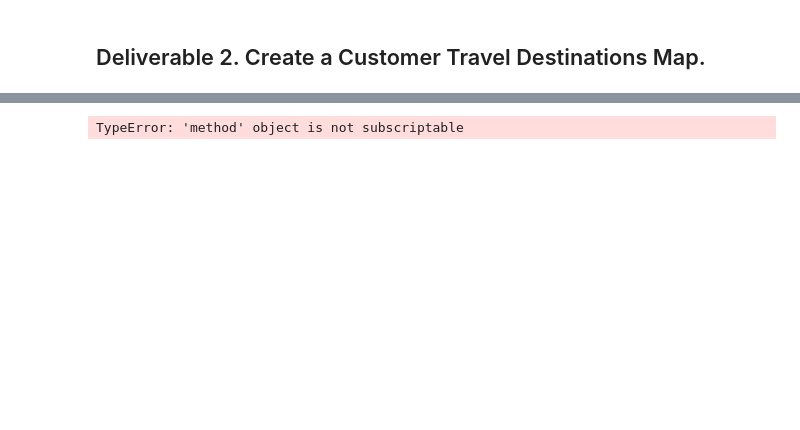
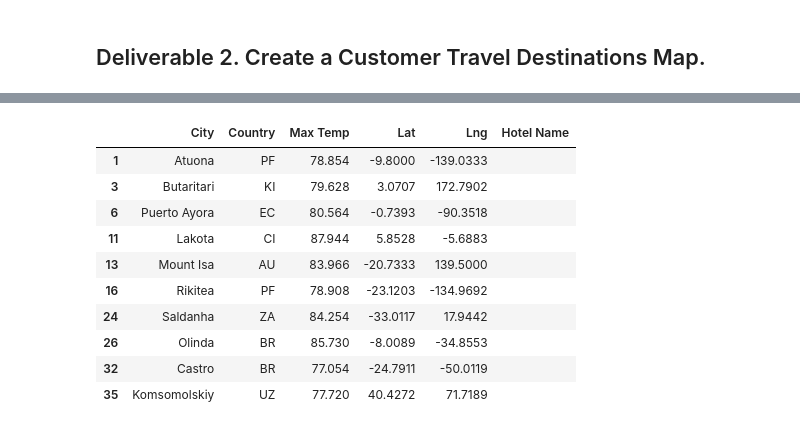
Before and after one commit to BMoreland20/World_Weather_Analysis, a Jupyter notebook: Weather_Database/Vacation_Search.ipynb, the cells around one changed output, grey strips where cells are left out. Saved outputs shown, nothing was run; the diff lists cells and outputs as text; code cells hidden in the pictures; blank space fills up the shorter version.

```diff
--- a/Weather_Database/Vacation_Search.ipynb
+++ b/Weather_Database/Vacation_Search.ipynb
@@ -79,3 +62,3 @@ dtype: bool
 # %%
 # 4b. Drop any empty rows and create a new DataFrame that doesn’t have empty rows.
-clean_df = preferred_cities_df.dropna
+clean_df = preferred_cities_df.dropna()
@@ -82,9 +95,19 @@ clean_df = preferred_cities_df.dropna
 # %%
 # 5a. Create DataFrame called hotel_df to store hotel names along with city, country, max temp, and coordinates.
-hotel_df = clean_df[["City", "Country", "Max Temp", "Current Description", "Lat", "Lng"]].copy()
+hotel_df = clean_df[["City", "Country", "Max Temp", "Lat", "Lng"]].copy()
 
 # 5b. Create a new column "Hotel Name"
 hotel_df["Hotel Name"] = ""
 hotel_df.head(10)
 # %% [output]
-TypeError: 'method' object is not subscriptable
+|  | City | Country | Max Temp | Lat | Lng | Hotel Name |
+| 1 | Atuona | PF | 78.854 | -9.8000 | -139.0333 |  |
+| 3 | Butaritari | KI | 79.628 | 3.0707 | 172.7902 |  |
+| 6 | Puerto Ayora | EC | 80.564 | -0.7393 | -90.3518 |  |
+| 11 | Lakota | CI | 87.944 | 5.8528 | -5.6883 |  |
+| 13 | Mount Isa | AU | 83.966 | -20.7333 | 139.5000 |  |
+| 16 | Rikitea | PF | 78.908 | -23.1203 | -134.9692 |  |
+| 24 | Saldanha | ZA | 84.254 | -33.0117 | 17.9442 |  |
+| 26 | Olinda | BR | 85.730 | -8.0089 | -34.8553 |  |
+| 32 | Castro | BR | 77.054 | -24.7911 | -50.0119 |  |
+| 35 | Komsomolskiy | UZ | 77.720 | 40.4272 | 71.7189 |  |
```
Also changed, not shown: parts of 19 cells of this notebook, 2 other files.
